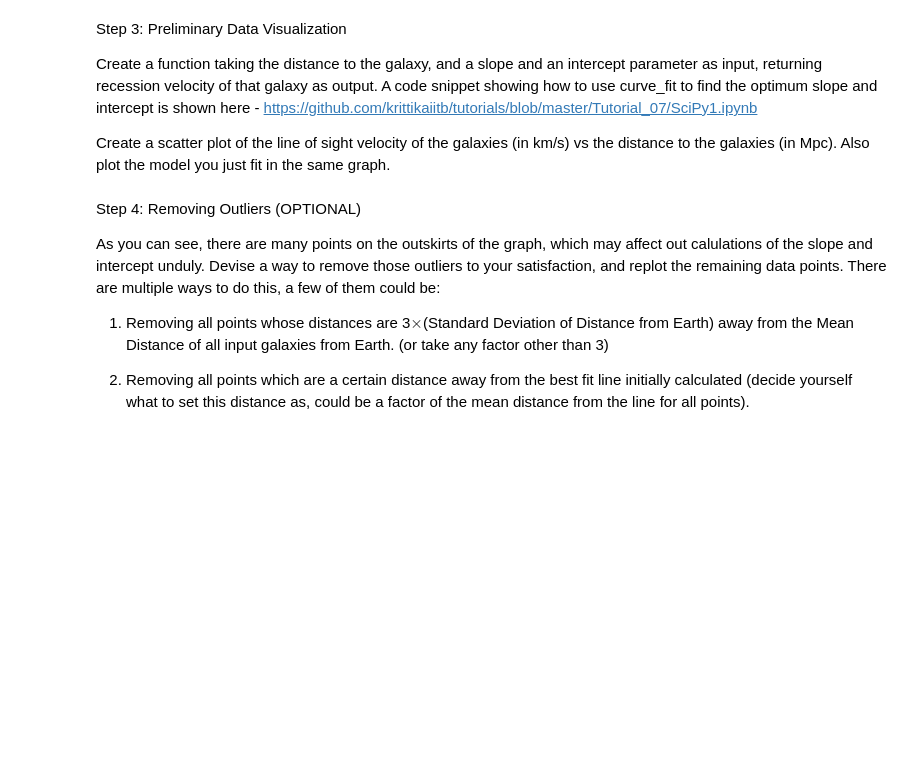
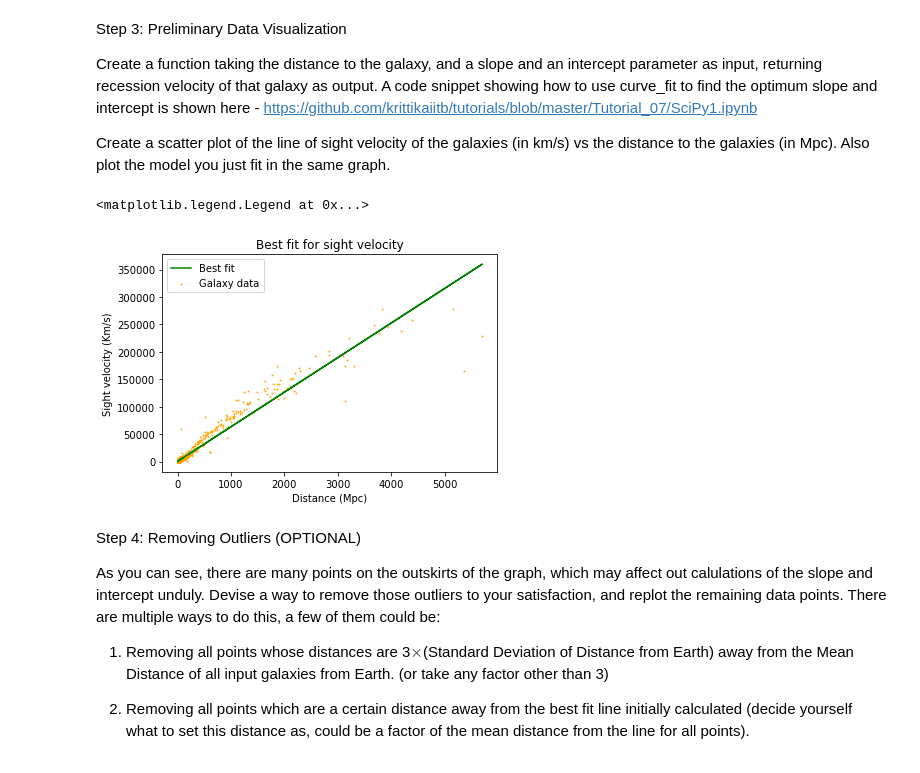
Before and after one commit to shobman17/krittika_assignment, a Jupyter notebook: CAB_Problem_Statement.ipynb, the cells around one changed output. Cells and saved outputs as stored; diff of their text form; code cells hidden in the pictures; blank space fills up the shorter version.

```diff
--- a/CAB_Problem_Statement.ipynb
+++ b/CAB_Problem_Statement.ipynb
@@ -113,6 +116,10 @@ $d = 10^{\left(\frac{d_{dist mod}}{5} - 5\right)}$
 where $d$ is in megaparsecs (Mpc).
 # %%
 #Load data and convert it to useable form
+data = np.loadtxt("data.txt", delimiter = ",", skiprows = 1)
+mod0 = data[:, 0]
+vel = data[:, 1]
+d = 10**(mod0/5 - 5)
 # %% [markdown]
 Step 3: Preliminary Data Visualization
 
@@ -124,3 +129,22 @@ Create a scatter plot of the line of sight velocity of the galaxies (in km/s) vs
+# %%
+#Create a best fit model and plot the data
+
+def rec_vel(x, m, c):
+    # Linear model for recession velocity
+    return x*m + c
+
+p_opt, p_cov = cf(rec_vel,d, vel)
+plt.plot(d, rec_vel(d, *p_opt), color = "green", label = "Best fit")
+
+plt.scatter(d, vel, s = 0.8, color = "orange", label = "Galaxy data")
+
+plt.xlabel("Distance (Mpc)")
+plt.ylabel("Sight velocity (Km/s)")
+plt.title("Best fit for sight velocity")
+plt.legend()
+# %% [output]
+<matplotlib.legend.Legend at 0x...>
+[figure, added]
 # %% [markdown]
 Step 4: Removing Outliers (OPTIONAL)
 
```
Also changed, not shown: parts of 7 cells of this notebook.
